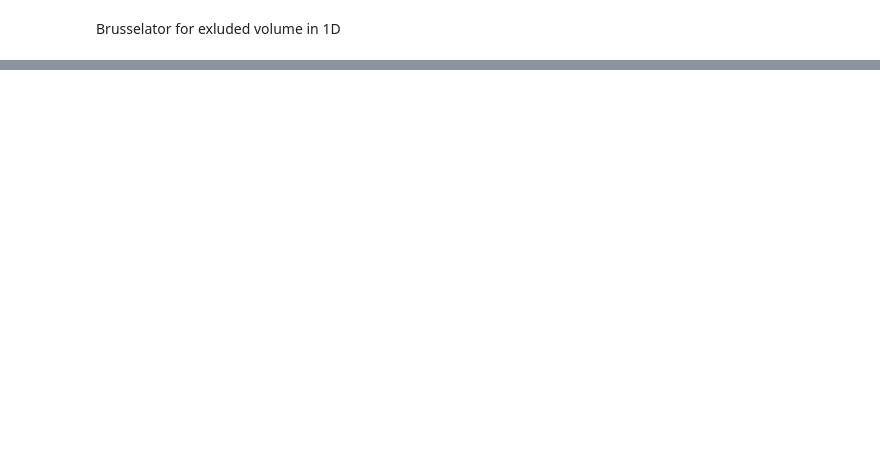
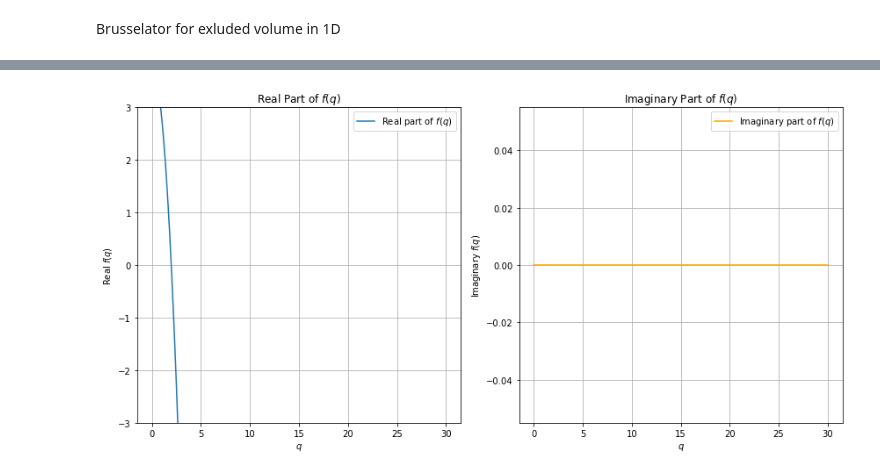
Before and after one commit to l-ada/Turing-models, a Jupyter notebook: brusselator_excluded_volume.ipynb, the cells around one changed output, grey strips where cells are left out. Cells and saved outputs as stored; diff of their text form; code cells hidden in the pictures; blank space fills up the shorter version.

```diff
--- a/brusselator_excluded_volume.ipynb
+++ b/brusselator_excluded_volume.ipynb
@@ -216,0 +235,83 @@ Animation saved as animations_excluded_volume/brusselator_evolution_20240709_222
+# %%
+import numpy as np
+import matplotlib.pyplot as plt
+
+def compute_A_q(A, B, q):
+    """ Compute the matrix A_q = A - q^2 B. """
+    return A - q**2 * B
+
+def compute_trace(A_q):
+    """ Compute the trace of a matrix. """
+    return np.trace(A_q)
+
+def compute_determinant(A_q):
+    """ Compute the determinant of a matrix. """
+    return np.linalg.det(A_q)
+
+def compute_f(A, B, q):
+    """ Compute the function f(q) = 1/2 (tr A_q + sqrt(tr^2 A_q - 4 det A_q)). """
+    A_q = compute_A_q(A, B, q)
+    tr_A_q = compute_trace(A_q)
+    det_A_q = compute_determinant(A_q)
+    inside_sqrt = tr_A_q**2 - 4 * det_A_q
+    return 0.5 * (tr_A_q + np.lib.scimath.sqrt(inside_sqrt))
+
+def plot_function(A, B, q_range):
+    """ Plot the function f(q). """
+    f_values = [compute_f(A, B, q) for q in q_range]
+    f_values = np.array(f_values)
+
+    real_parts = np.real(f_values)
+    imag_parts = np.imag(f_values)
+
+    plt.figure(figsize=(12, 6))
+
+    plt.subplot(1, 2, 1)
+    plt.plot(q_range, real_parts, label=r'Real part of $f(q)$')
+    plt.title('Real Part of $f(q)$')
+    plt.xlabel(r'$q$')
+    plt.ylabel(r'Real $f(q)$')
+    plt.ylim(-3,3)
+    plt.grid(True)
+    plt.legend()
+
+    plt.subplot(1, 2, 2)
+    plt.plot(q_range, imag_parts, label=r'Imaginary part of $f(q)$', color='orange')
+    plt.title('Imaginary Part of $f(q)$')
+    plt.xlabel(r'$q$')
+    plt.ylabel(r'Imaginary $f(q)$')
+    # plt.ylim(-3,3)
+    plt.grid(True)
+    plt.legend()
+
+    plt.tight_layout()
+    plt.show()
+
+# Define example matrices A and B
+# A = np.array([[1, 2], [3, 4]])
+# B = np.array([[5, 6], [7, 8]])
+
+# Define the range of q values
+q_range = np.linspace(0, 30, 400)
+
+
+
+brus = Brusselator(a=1,b=6,c=20, D1=1)
+a, b, D0, D1 = brus.a, brus.b, brus.D0, brus.D1
+c = brus.c
+N,L = brus.N, brus.L
+u=a; v=b/a
+R=c-u-v
+A = np.array([
+    [(b-1), a**2],
+    [(-b), (-a**2)]
+])
+B = np.array([
+    [(u + R)/R, u/R],
+    [D1*v/R,D1*(R + v)/R]
+])
+
+# Plot the function
+plot_function(A, B, q_range)
+# %% [output]
+[figure, added]
```
Also changed, not shown: parts of 7 cells of this notebook, 6 other files.
